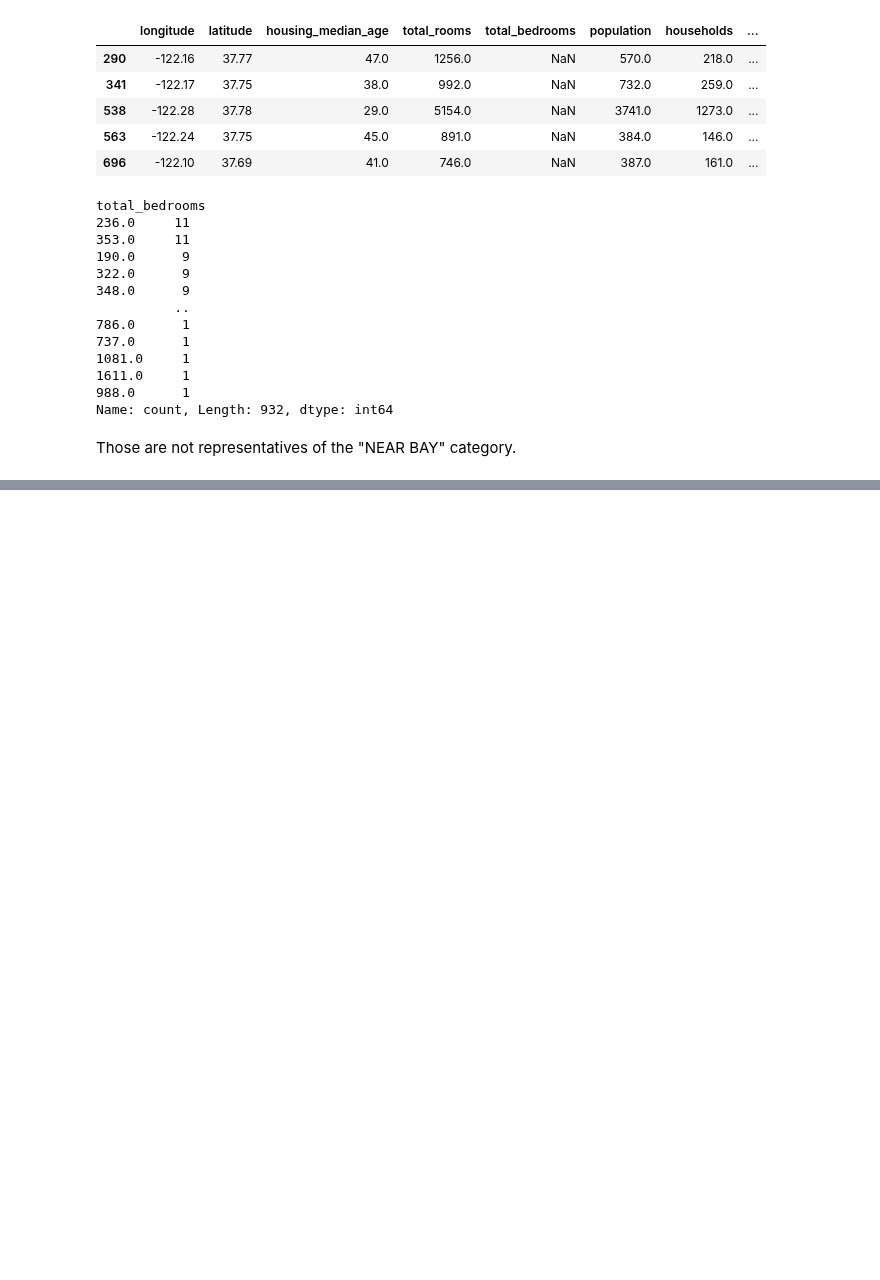
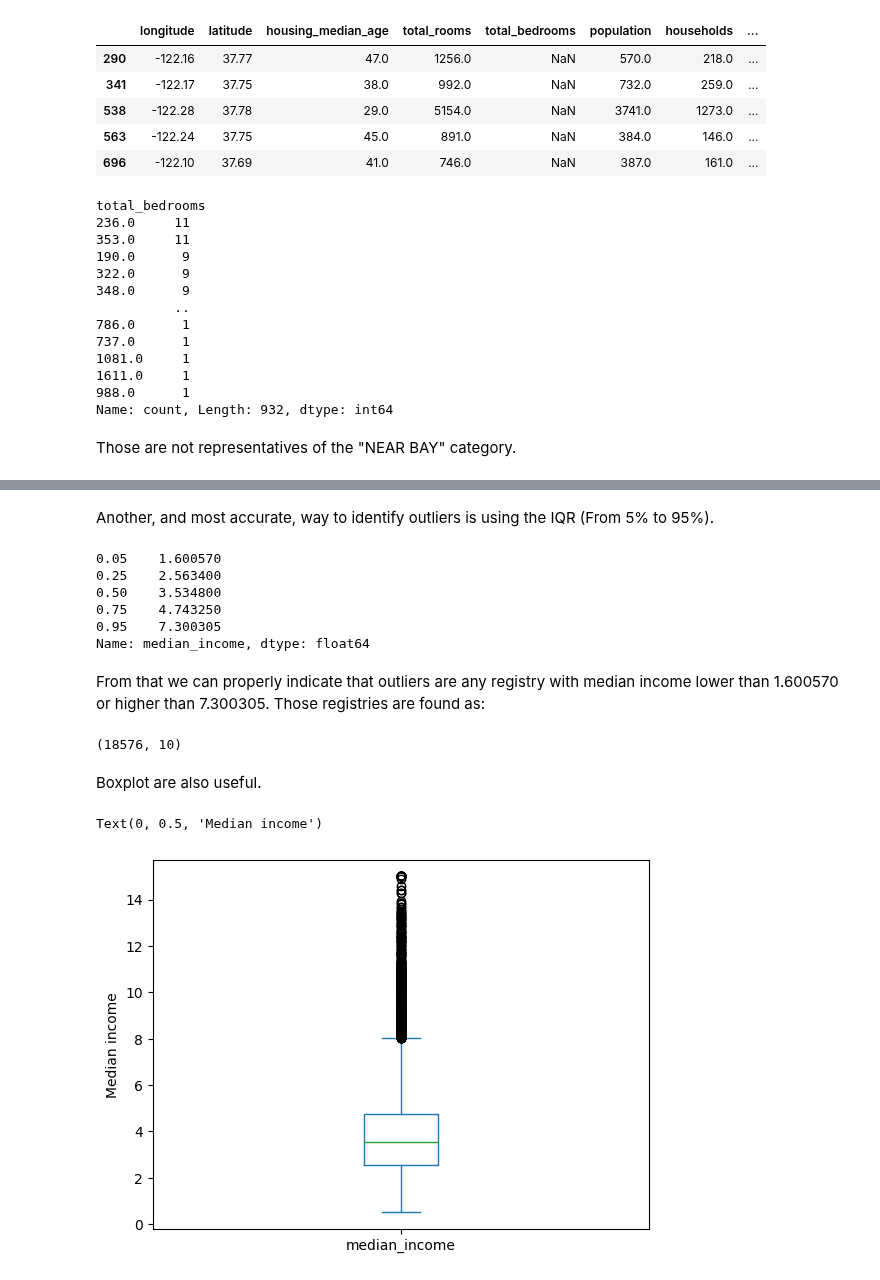
Before and after one commit to bizzaccelerator/Data-Science-Study-Notes, a Jupyter notebook: 8. Data Cleaning and data wrangling.ipynb, the cells around one changed output, grey strips where cells are left out. Cells and saved outputs as stored; diff of their text form; code cells hidden in the pictures; blank space fills up the shorter version.

```diff
--- a/8. Data Cleaning and data wrangling.ipynb
+++ b/8. Data Cleaning and data wrangling.ipynb
@@ -148,0 +223,27 @@ From our general dataset, we can get the following statistics:
+# %% [markdown]
+Another, and most accurate, way to identify outliers is using the IQR (From 5% to 95%).
+# %%
+housing['median_income'].quantile([0.05,0.25,0.5,0.75,0.95])
+# %% [output]
+0.05    1.600570
+0.25    2.563400
+0.50    3.534800
+0.75    4.743250
+0.95    7.300305
+Name: median_income, dtype: float64
+# %% [markdown]
+From that we can properly indicate that outliers are any registry with median income lower than 1.600570 or higher than 7.300305. Those registries are found as:
+# %%
+filter3 = ( (housing['median_income']<= 1.600570) | (housing['median_income']>= 7.300305))
+# The dataframe not considered outlier for this variable can be obtained by neglating the filter
+housing[~filter3].shape
+# %% [output]
+(18576, 10)
+# %% [markdown]
+Boxplot are also useful.
+# %%
+ax = housing['median_income'].plot.box()
+ax.set_ylabel('Median income')
+# %% [output]
+Text(0, 0.5, 'Median income')
+[figure, added]
```
Also changed, not shown: parts of 19 cells of this notebook.
